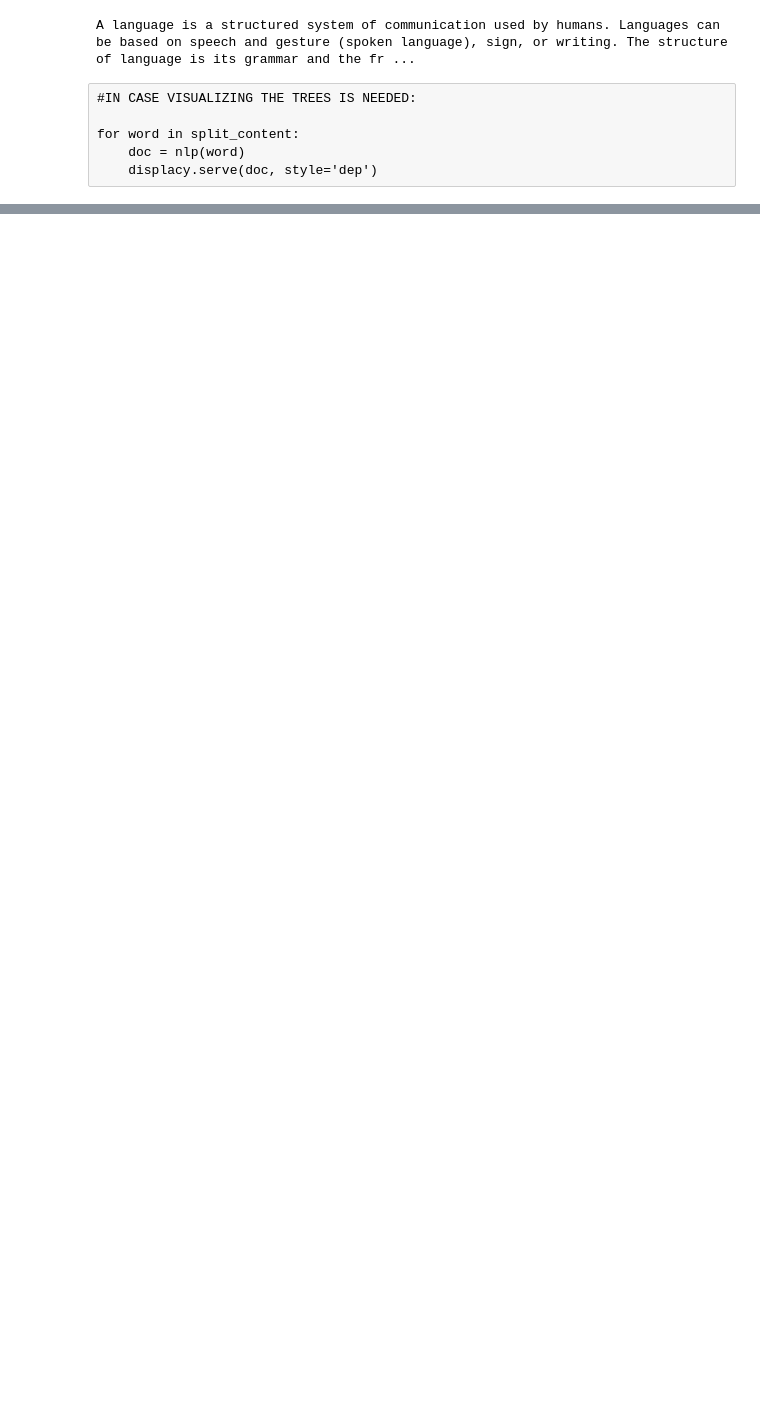
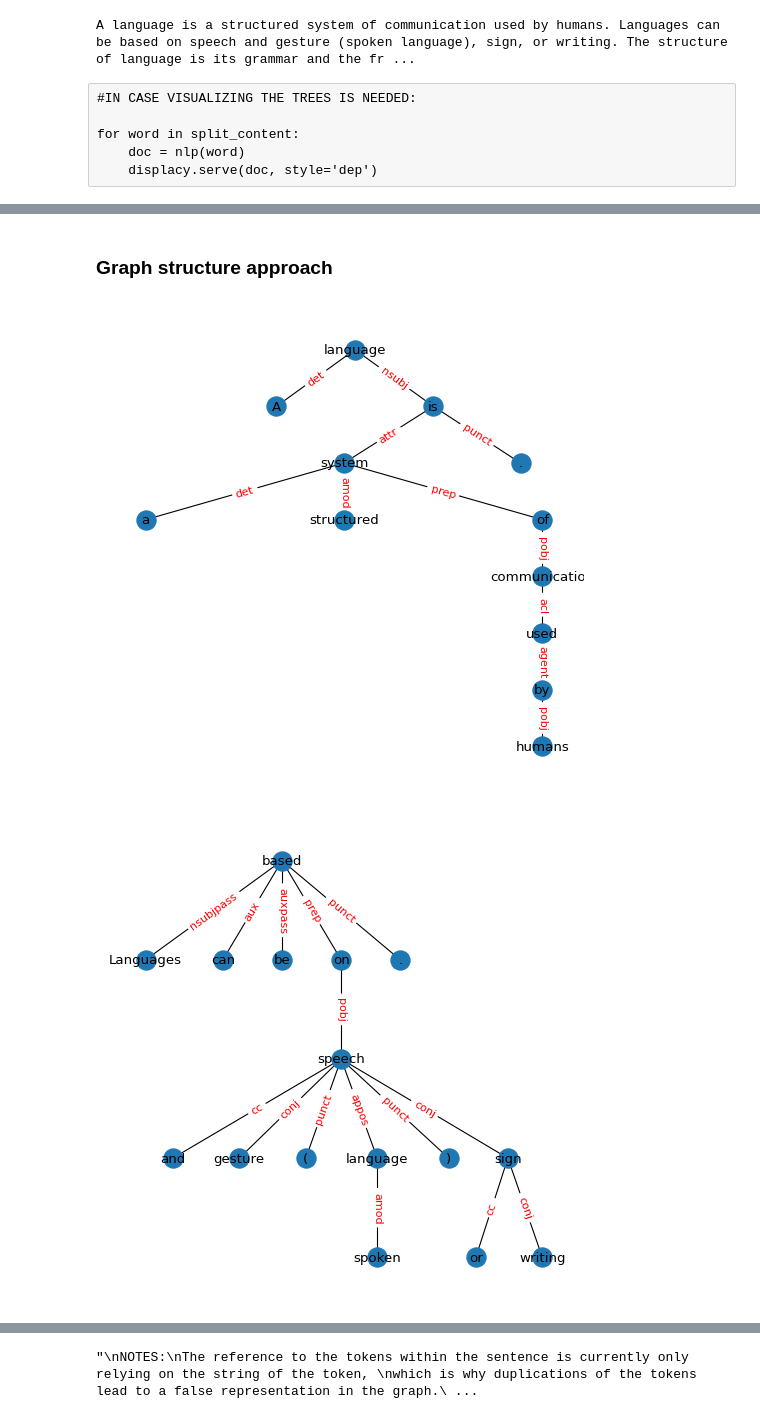
Before and after one commit to robert-luis/NLP_Tech_Assignment_1, a Jupyter notebook: all_features.ipynb, the cells around one changed output, grey strips where cells are left out. Drawn from its saved outputs; the diff is of its cells as text; code cells hidden in the pictures; blank space fills up the shorter version.

Commit message:
included graph, added headings

```diff
--- a/all_features.ipynb
+++ b/all_features.ipynb
@@ -339,3 +364,80 @@ for item in d:
     for constituent in item:
         list_constituents.append(constituent)
 new_df['Constituents'] = list_constituents
+# %% [markdown]
+### Graph structure approach
+# %%
+# initialization of entire
+distance_to_root_list = []
+
+# looping through the sentences
+for sentence in split_content:
+
+    # apply spacy parser
+    #doc = nlp(sentence.replace(',',''))
+    doc = nlp(sentence)
+
+    # initializations
+    edges_dict = {}
+    root_of_sentence = ''
+
+    # loop through each token
+    for token in doc:
+
+        # find head of token, if it is the root of the dependency tree, pass
+        if token.head == token:
+            root_of_sentence = str(token)
+        # since the graph is (for some reason) not working with the commatas, we omit them here
+        elif str(token) != ',':
+            # create the edge from the token head to the token
+            edge = (str(token.head), str(token))
+            # add the dependency as edge information
+            edges_dict[edge] = token.dep_
+
+
+
+    # construct the tree from its edges
+    tree = nx.Graph(edges_dict.keys())
+
+    # loop through all tokens again to make calculations on he respective graph
+    for token in doc:
+
+        # ommiting kommas, since they are not in the tree
+        if str(token) == ',':
+            distnace = np.nan
+
+        else:
+            # calculate distance to root
+            distance = nx.shortest_path_length(tree, source=root_of_sentence, target=str(token))
+
+
+        distance_to_root_list.append(distance)
+
+
+
+
+    # create figure
+    figure(figsize=(6, 6), dpi=80)
+
+    # taken from (https://stackoverflow.com/questions/57512155/how-to-draw-a-tree-more-beautifully-in-networkx)
+    pos = graphviz_layout(tree, prog='dot')
+    # draw tree and edges
+    nx.draw(tree, pos, with_labels = True, arrows=False)
+    nx.draw_networkx_edge_labels(tree, pos, edge_labels=edges_dict, font_color='red')
+
+    plt.show()
+
+
+new_df['Distance_to_root'] = distance_to_root_list
+
+
+'''
+NOTES:
+The reference to the tokens within the sentence is currently only relying on the string of the token,
+which is why duplications of the tokens lead to a false representation in the graph.
+Also, the first graph is depicting the wrong node ('language') as root,
+for which we did not find a explanation
+'''
+# %% [output]
+[figure, added]
+[figure, added]
@@ -341,0 +447 @@ new_df['Constituents'] = list_constituents
+"\nNOTES:\nThe reference to the tokens within the sentence is currently only relying on the string of the token, \nwhich is why duplications of the tokens lead to a false representation in the graph.\ ...
```
Also changed, not shown: parts of 10 cells of this notebook.
